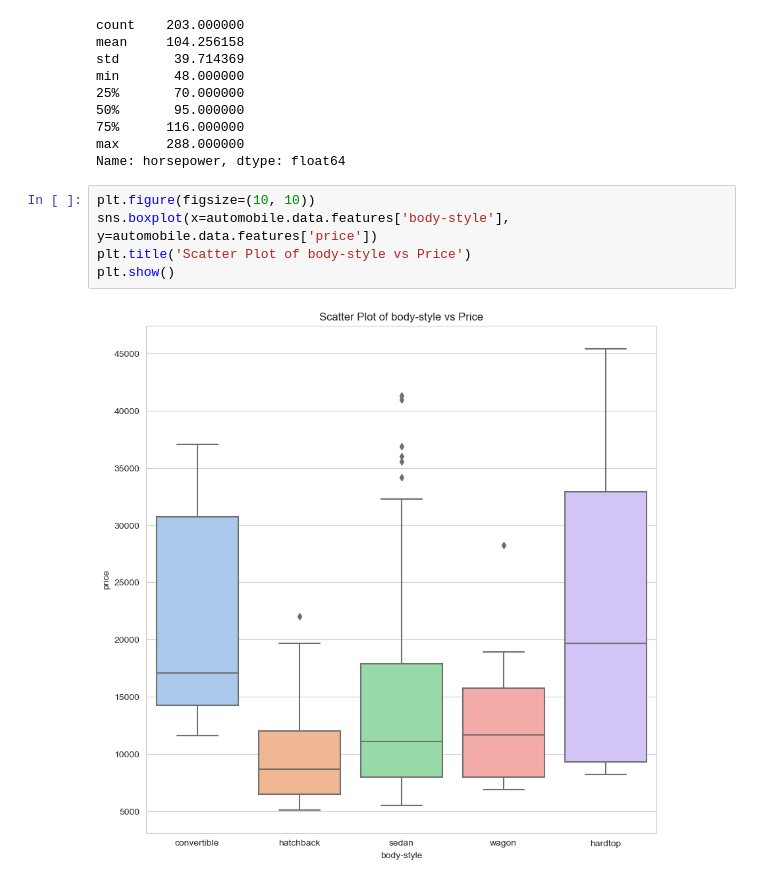
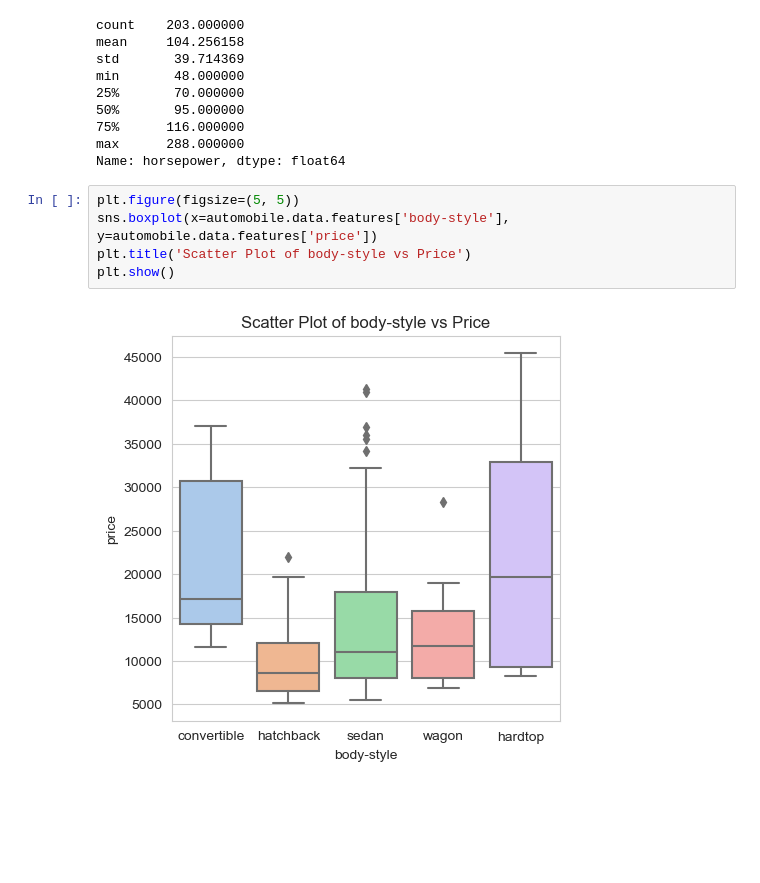
Before and after one commit to elliotbabilonia/automobile-project, a Jupyter notebook: code.ipynb, the cells around one changed output. Cells and saved outputs as stored; diff of their text form; blank space fills up the shorter version.

```diff
--- a/code.ipynb
+++ b/code.ipynb
@@ -223,9 +223,9 @@ min       48.000000
 max      288.000000
 Name: horsepower, dtype: float64
 # %%
-plt.figure(figsize=(10, 10))
+plt.figure(figsize=(5, 5))
 sns.boxplot(x=automobile.data.features['body-style'], y=automobile.data.features['price'])
 plt.title('Scatter Plot of body-style vs Price')
 plt.show()
 # %% [output]
-[figure, old version]
+[figure, new version]
```
Also changed, not shown: parts of 1 cell of this notebook.
